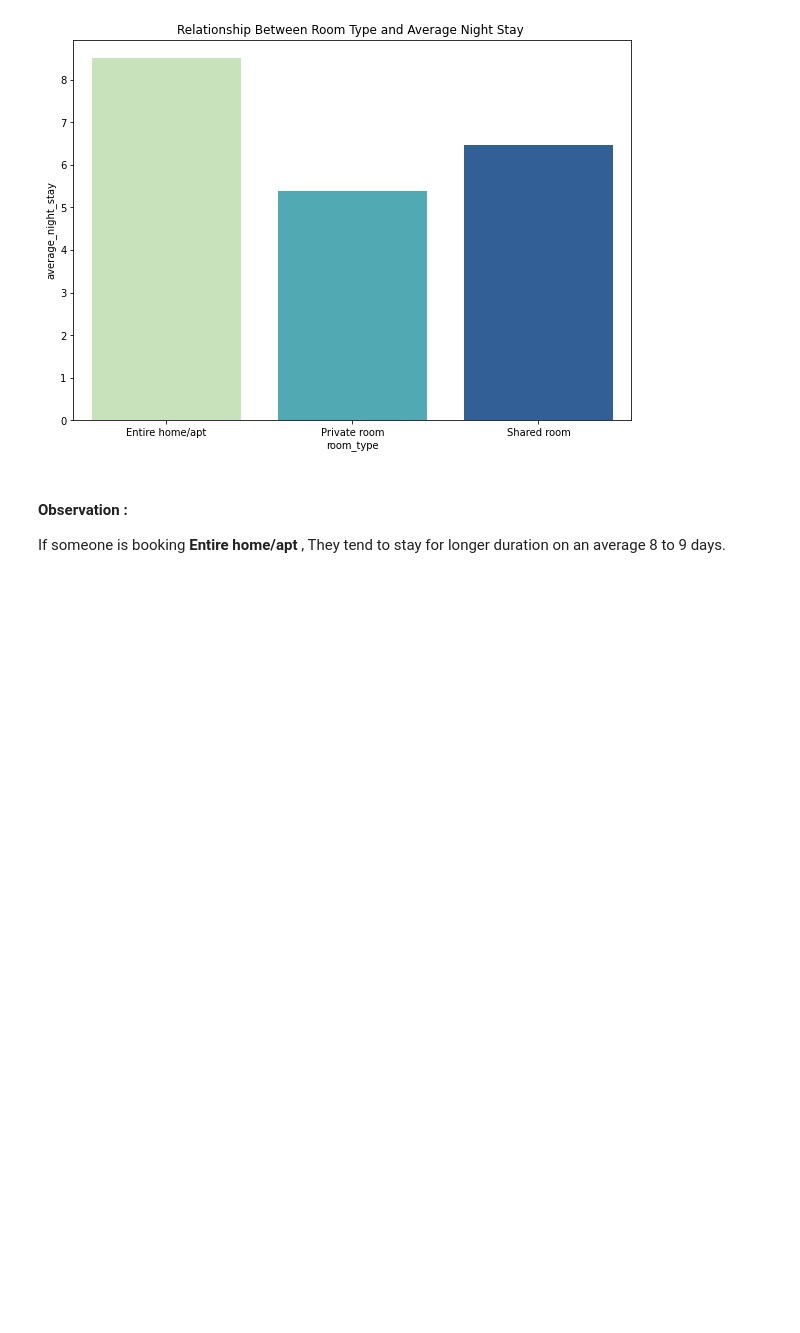
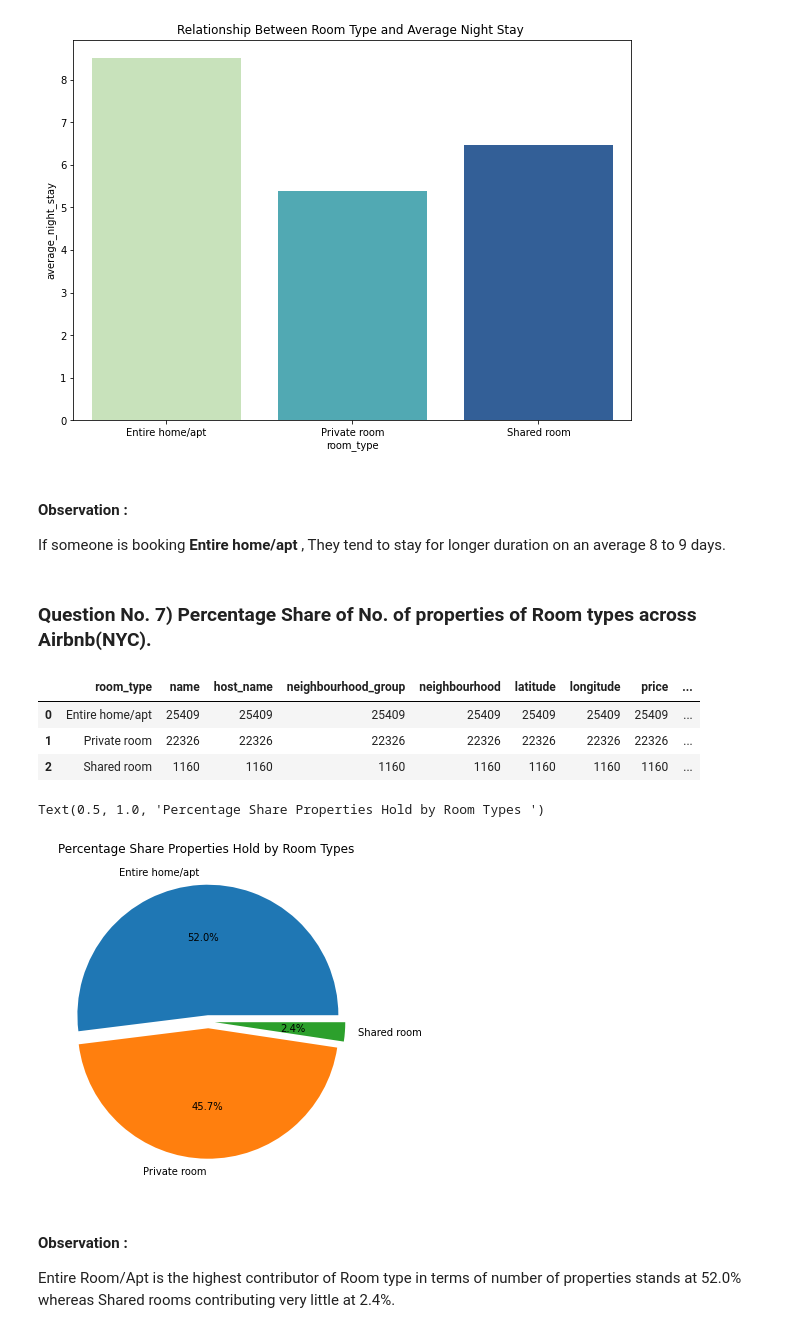
Before and after one commit to KaustubhDhurve/Capstone-Project-Airbnb-Data-Analysis, a Jupyter notebook: Copy_of_Airbnb_Bookings_Analysis_Capstone_Project.ipynb, the cells around one changed output. Saved outputs shown, nothing was run; the diff lists cells and outputs as text; code cells hidden in the pictures; blank space fills up the shorter version.

Commit message:
%share properties hold

```diff
--- a/Copy_of_Airbnb_Bookings_Analysis_Capstone_Project.ipynb
+++ b/Copy_of_Airbnb_Bookings_Analysis_Capstone_Project.ipynb
@@ -243,3 +243,25 @@ Text(0.5, 1.0, 'Relationship Between Room Type and Average Night Stay ')
 # %% [markdown]
 #### **Observation :**
 If someone is booking **Entire home/apt**  , They tend to stay for longer duration on an average 8 to 9 days.
+# %% [markdown]
+### **Question No. 7)** Percentage Share of No. of properties of Room types across Airbnb(NYC).
+# %%
+# Let's Find %share of NO. of properties of Room types
+room_type_share = airbnb_data.groupby(["room_type"]).count().reset_index()
+room_type_share
+# %% [output]
+|  | room_type | name | host_name | neighbourhood_group | neighbourhood | latitude | longitude | price | ... |
+| 0 | Entire home/apt | 25409 | 25409 | 25409 | 25409 | 25409 | 25409 | 25409 | ... |
+| 1 | Private room | 22326 | 22326 | 22326 | 22326 | 22326 | 22326 | 22326 | ... |
+| 2 | Shared room | 1160 | 1160 | 1160 | 1160 | 1160 | 1160 | 1160 | ... |
+# %%
+# Graphical Representation of Room types vs properties hold shares
+plt.figure(figsize=(10,6))
+plt.pie(room_type_share['name'],labels=room_type_share["room_type"],autopct="%1.1f%%", labeldistance=1.1,explode=[0.05,0.05,0.05])
+plt.title("Percentage Share Properties Hold by Room Types ")
+# %% [output]
+Text(0.5, 1.0, 'Percentage Share Properties Hold by Room Types ')
+[figure, added]
+# %% [markdown]
+#### **Observation :**
+Entire Room/Apt is the highest contributor of Room type in terms of number of properties stands at 52.0% whereas Shared rooms contributing very little at 2.4%.
```
Also changed, not shown: parts of 2 cells of this notebook.
